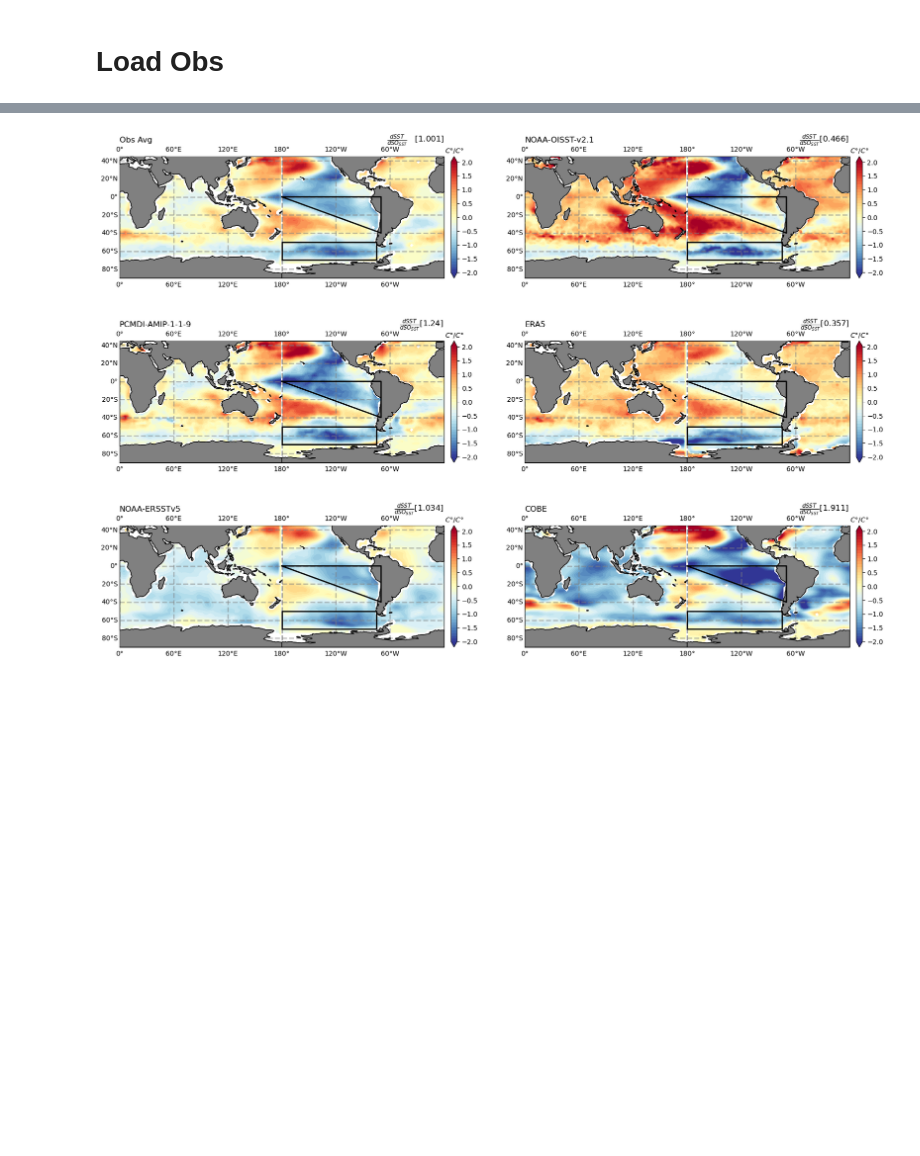
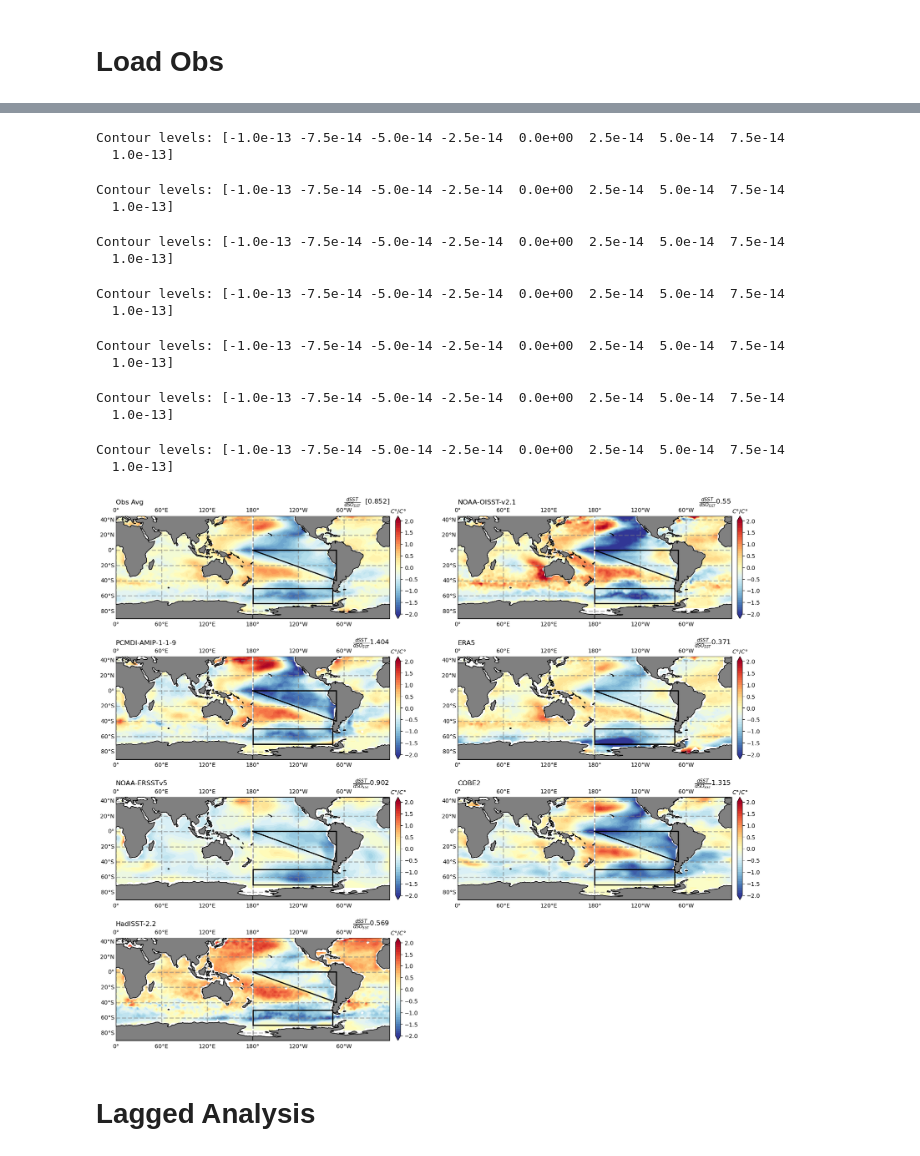
Before and after one commit to zacespinosa/SO-EP-teleconnection, a Jupyter notebook: SO-EPT-Obs.ipynb, the cells around one changed output, grey strips where cells are left out. Drawn from its saved outputs; the diff is of its cells as text; code cells hidden in the pictures; blank space fills up the shorter version.

Commit message:
add more to obs analysis

```diff
--- a/SO-EPT-Obs.ipynb
+++ b/SO-EPT-Obs.ipynb
@@ -50,13 +50,14 @@ def _global_plot(
         levels=levels,
     )
     if contours is not None:
-        ax.contour(
+        contour_obj = ax.contour(
             lon, lat, contours,
             transform=ccrs.PlateCarree(),
             colors="black",
-            levels=[-1, -.9, -.8, -.7, -.6, -.5, -.4] # Contours for -1 to 1 correlations
-            # levels=[-300, -200, -100, 0, 100, 125, 150, 175, 200] # Contours for PSL
+            # levels=[-1, -.9, -.8, -.7, -.6, -.5, -.4] # Contours for -1 to 1 correlations
+            levels=8 #[-300, -200, -100, 0, 100, 125, 150, 175, 200] # Contours for PSL
         )
+        print("Contour levels:", contour_obj.levels)
     if pr is not None:
         ax.contour(
             lon, lat, pr,
@@ -480,6 +556,6 @@ reg_so_psl, p_so_psl = get_region_reg(, era5_msl["msl"], window=window)
 # %%
 # Calculate the average of all maps
-average_map = np.mean([data.squeeze().values for data in obs_sst_maps_reg.values()], axis=0)
+avg_reg = obs_sst_region_reg.sel(years=12*5).reg.mean().values
 
 # Create a single plot
 fig, ax = plt.subplots(1, 1, figsize=(10, 5), subplot_kw={'projection': ccrs.PlateCarree(central_longitude=180)})
@@ -487,12 +563,13 @@ fig, ax = plt.subplots(1, 1, figsize=(10, 5), subplot_kw={'projection': ccrs.Pla
 # Plot the average map
 img = _global_plot(
     ax,
-    data=-average_map,
-    lat=data.latitude,
-    lon=data.longitude,
+    data=-obs_sst_maps_reg.mean("model"),
+    lat=obs_sst_maps_reg.latitude,
+    lon=obs_sst_maps_reg.longitude,
     levels=np.arange(-2, 2.1, .1),
     cmap="RdYlBu_r",
     cbar_label=r"$Wm^{-2}/C\degree$",
+    contours=-obs_psl_reg.mean("model").reg.values,
 )
 
 cbar = plt.colorbar(img, ax=ax, orientation="vertical", fraction=.018, pad=0.02)
@@ -506,51 +585,63 @@ plt.show()
 # %%
-fig, axes = plt.subplots(3, 2, figsize=(20, 20), subplot_kw={'projection': ccrs.PlateCarree(central_longitude=180)})
+fig, axes = plt.subplots(4, 2, figsize=(20, 20), subplot_kw={'projection': ccrs.PlateCarree(central_longitude=180)})
 # fig.subplots_adjust(right=0.82, hspace=-0.1)
 # cbar_ax = fig.add_axes([0.85, 0.15, 0.03, 0.7])
-fig.subplots_adjust(hspace=-0.5)
+fig.subplots_adjust(hspace=-0.3)
 axis_fontsize = 12
 title_fontsize = 16
 
-for i, (ax, (key, data)) in enumerate(zip(axes.flat, obs_sst_maps_reg.items())):
+for i, (ax, cmodel) in enumerate(zip(axes.flat, obs_sst_maps_reg.model)):
     # Plot spatial map
     if i == 0:
-        # Calculate the average of all maps
-        average_map = np.mean([data.squeeze().values for data in obs_sst_maps_reg.values()], axis=0)
         # Plot the average map
         img = _global_plot(
             ax,
-            data=-average_map,
-            lat=data.latitude,
-            lon=data.longitude,
+            data=-obs_sst_maps_reg.mean("model"),
+            lat=obs_sst_maps_reg.latitude,
+            lon=obs_sst_maps_reg.longitude,
             levels=np.arange(-2, 2.1, .1),
             cmap="RdYlBu_r",
             cbar_label=r"$Wm^{-2}/C\degree$",
+            contours=-obs_psl_reg.mean("model").reg.values,
         )
 
         cbar = plt.colorbar(img, ax=ax, orientation="vertical", fraction=.018, pad=0.02)
         cbar.ax.set_title(r"$C\degree/C\degree$", fontsize=10)
-        ax.set_title(r"$\frac{dSST}{dSO_{SST}}$   " + f"[{np.around(avg_reg, 3)}]", loc="right", fontsize=title_fontsize*.75)
+        ax.set_title(r"$\frac{dSST}{dSO_{SST}}$  " + f"[{np.around(avg_reg, 3)}]", loc="right", fontsize=title_fontsize*.75)
         ax.set_title("Obs Avg", loc="left", fontsize=title_fontsize*.75)
 
     ax = axes.flat[i+1]
     img = _global_plot(
         ax,
-        data=-data.squeeze().values,
-        lat=data.latitude,
-        lon=data.longitude,
+        data=-obs_sst_maps_reg.sel(model=cmodel),
+        lat=obs_sst_maps_reg.latitude,
+        lon=obs_sst_maps_reg.longitude,
         levels=np.arange(-2, 2.1, .1),
         cmap="RdYlBu_r",
         cbar_label=r"$Wm^{-2}/C\degree$",
+        contours=-obs_psl_reg.sel(model=cmodel).reg.values,
     )
-    ax.set_title(r"$\frac{dSST}{dSO_{SST}}$" + f"{np.around(obs_sst_region_reg[key].sel(years=12*5).reg.values, 3)} ", loc="right", fontsize=title_fontsize*.75)
-    ax.set_title(key, loc="left", fontsize=title_fontsize*.75)
+    ax.set_title(r"$\frac{dSST}{dSO_{SST}}$" + f"{np.around(obs_sst_region_reg.sel(model=cmodel).sel(years=12*5).reg.values, 3)} ", loc="right", fontsize=title_fontsize*.75)
+    ax.set_title(cmodel.values, loc="left", fontsize=title_fontsize*.75)
     cbar = plt.colorbar(img, ax=ax, orientation="vertical", fraction=.018, pad=0.02)
     cbar.ax.set_title(r"$C\degree/C\degree$", fontsize=10)
 
-# cbar = plt.colorbar(img, ax=ax, orientation="vertical", fraction=.030, pad=0.02)
-# cbar = fig.colorbar(im, cax=cbar_ax, extend="both", orientation='vertical', fraction=.030, pad=0.01)
-# cbar.ax.set_title(r"$Wm^{-2}/C\degree$", fontsize=10)
-
-# plt.show()
+fig.delaxes(axes.flat[-1])
 # %% [output]
+Contour levels: [-1.0e-13 -7.5e-14 -5.0e-14 -2.5e-14  0.0e+00  2.5e-14  5.0e-14  7.5e-14
+  1.0e-13]
+Contour levels: [-1.0e-13 -7.5e-14 -5.0e-14 -2.5e-14  0.0e+00  2.5e-14  5.0e-14  7.5e-14
+  1.0e-13]
+Contour levels: [-1.0e-13 -7.5e-14 -5.0e-14 -2.5e-14  0.0e+00  2.5e-14  5.0e-14  7.5e-14
+  1.0e-13]
+Contour levels: [-1.0e-13 -7.5e-14 -5.0e-14 -2.5e-14  0.0e+00  2.5e-14  5.0e-14  7.5e-14
+  1.0e-13]
+Contour levels: [-1.0e-13 -7.5e-14 -5.0e-14 -2.5e-14  0.0e+00  2.5e-14  5.0e-14  7.5e-14
+  1.0e-13]
+Contour levels: [-1.0e-13 -7.5e-14 -5.0e-14 -2.5e-14  0.0e+00  2.5e-14  5.0e-14  7.5e-14
+  1.0e-13]
+Contour levels: [-1.0e-13 -7.5e-14 -5.0e-14 -2.5e-14  0.0e+00  2.5e-14  5.0e-14  7.5e-14
+  1.0e-13]
-[figure, old version]
+[figure, new version]
+# %% [markdown]
+# Lagged Analysis
```
Also changed, not shown: parts of 12 cells of this notebook, 2 other files.
